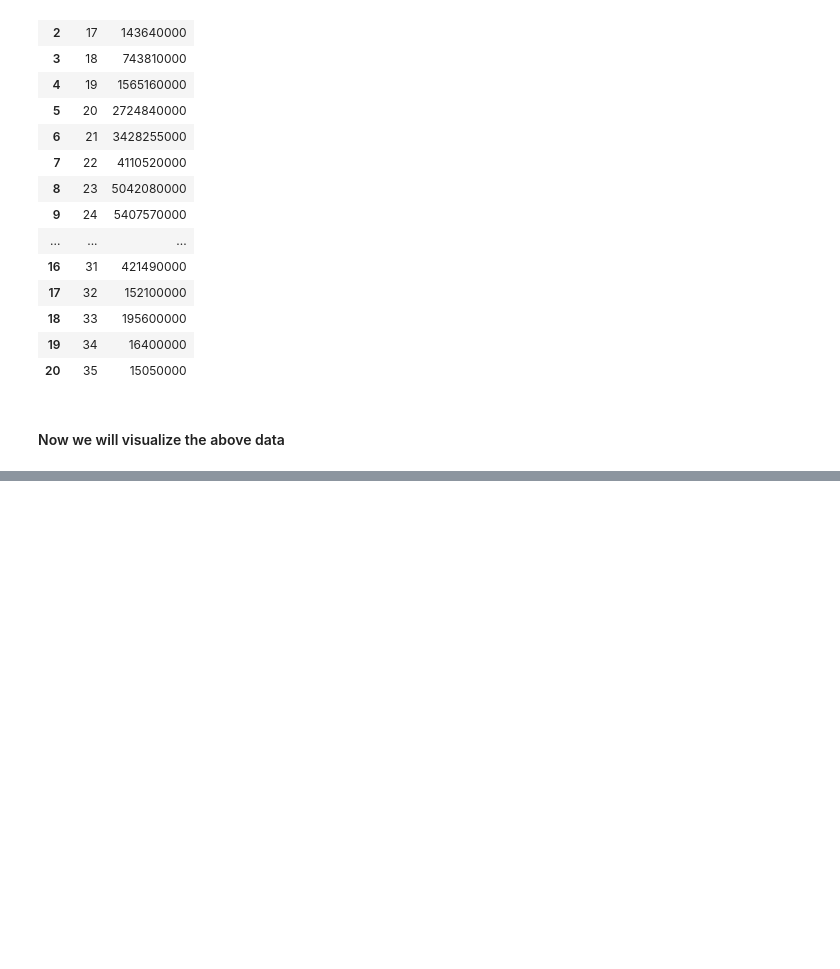
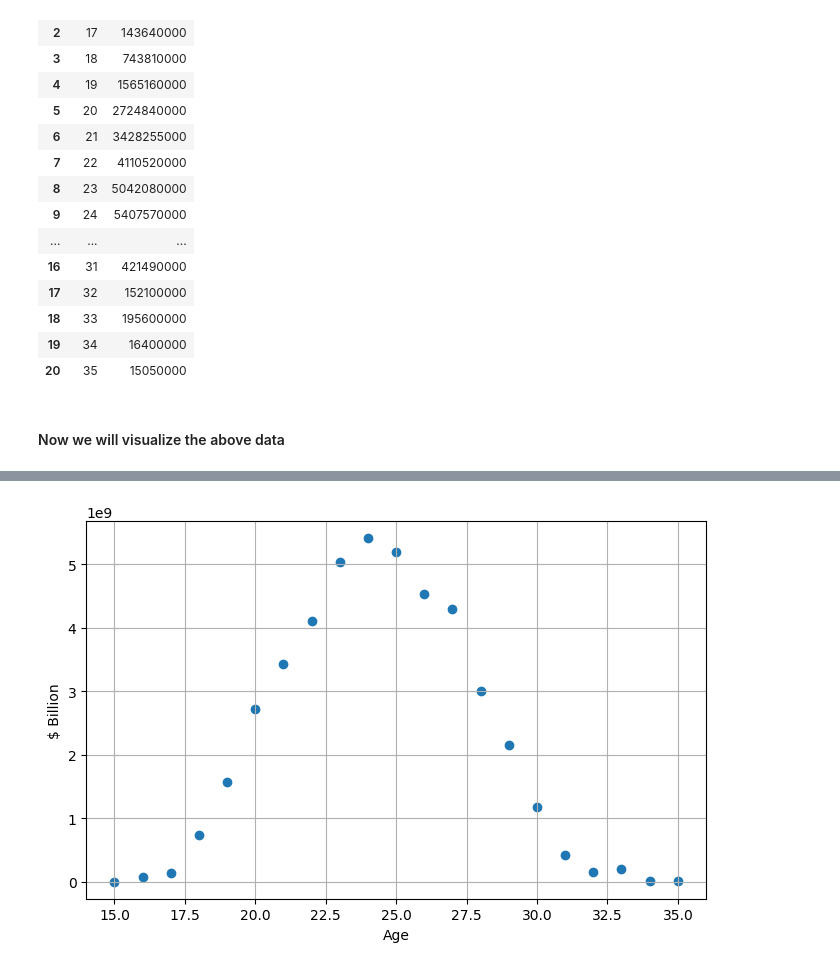
Before and after one commit to aalsudairi/Data-Science-Course-Project, a Jupyter notebook: top-transfer-fee-in-football.ipynb, the cells around one changed output, grey strips where cells are left out. Saved outputs shown, nothing was run; the diff lists cells and outputs as text; code cells hidden in the pictures; blank space fills up the shorter version.

```diff
--- a/top-transfer-fee-in-football.ipynb
+++ b/top-transfer-fee-in-football.ipynb
@@ -363,0 +316,8 @@ plt.show()
+# %%
+plt.figure(figsize=(8,5), dpi = 100)
+plt.scatter(trans_sum['Age'], trans_sum['Transfer_fee']);
+plt.grid();
+plt.ylabel('$ Billion');
+plt.xlabel ('Age');
+# %% [output]
+[figure, added]
```
Also changed, not shown: parts of 24 cells of this notebook.
